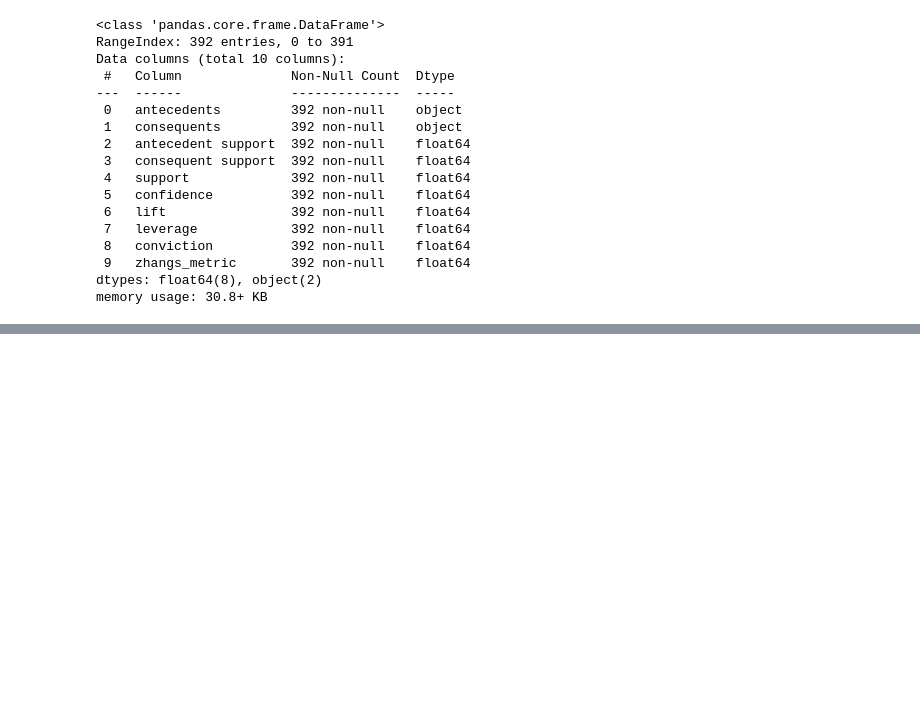
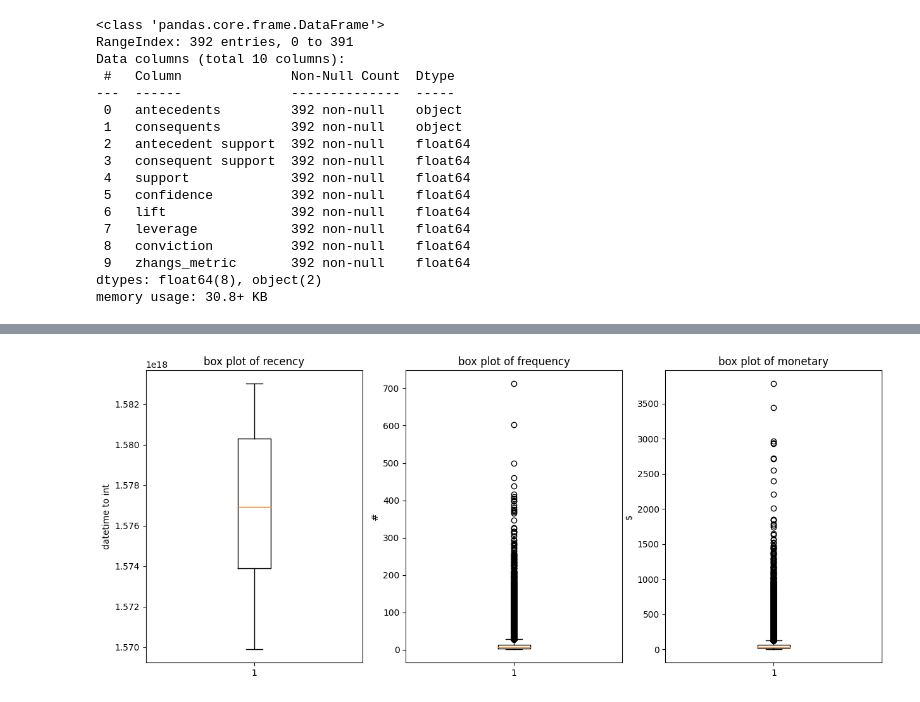
Before and after one commit to nyeokinyeoki/backup, a Jupyter notebook: cosmetics_ecommerce.ipynb, the cells around one changed output, grey strips where cells are left out. Saved outputs shown, nothing was run; the diff lists cells and outputs as text; code cells hidden in the pictures; blank space fills up the shorter version.

```diff
--- a/cosmetics_ecommerce.ipynb
+++ b/cosmetics_ecommerce.ipynb
@@ -943,0 +1408,6 @@ asc_rules[asc_rules['consequents'].str.contains('removed ingarden', regex=False)
+# %%
+df_rfm = csv_to_df('rfm.csv', col_event_time='recency')
+
+df_rfm.info()
+
+df_rfm.head()
@@ -943,0 +1432,29 @@ asc_rules[asc_rules['consequents'].str.contains('removed ingarden', regex=False)
+# %%
+# recency, frequncy, monetary를 boxplot으로 표현
+
+col_list = ['recency', 'frequency', 'monetary']
+
+fig, axes = plt.subplots(figsize = (15, 6), nrows=1, ncols=3)
+
+for i in range(3) :
+
+  col = col_list[i]
+  ax = axes[i]
+
+  if col == 'recency' :
+    ax.boxplot(df_rfm[col].astype(int))
+    ax.set_ylabel('datetime to int')
+
+  else :
+    ax.boxplot(df_rfm[col])
+
+    if col == 'frequency' :
+      ax.set_ylabel('#')
+    elif col == 'monetary' :
+      ax.set_ylabel('$')
+
+  ax.set_title(f'box plot of {col}')
+
+plt.show()
+# %% [output]
+[figure, added]
```
Also changed, not shown: parts of 117 cells of this notebook.
